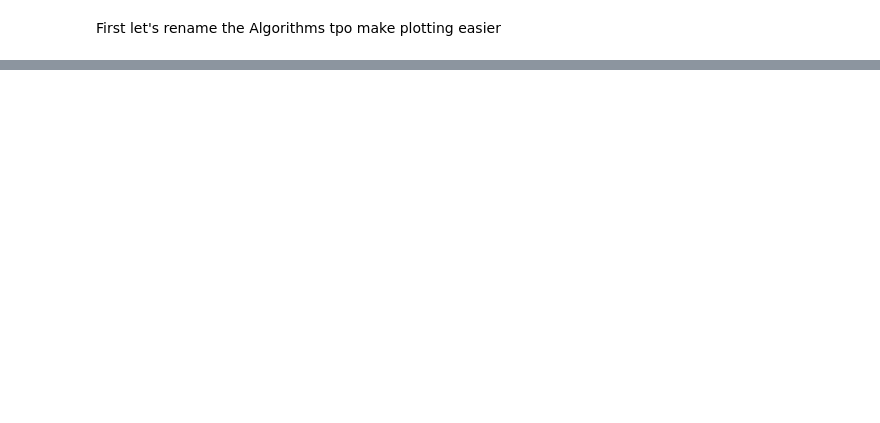
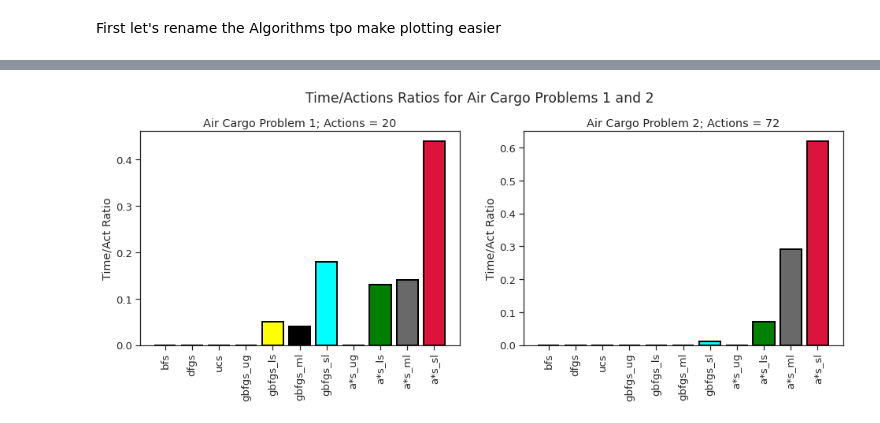
Before and after one commit to Lawrence-Krukrubo/Building-a-Forward-Planning-Agent, a Jupyter notebook: forward_planning_agent_analysis.ipynb, the cells around one changed output, grey strips where cells are left out. Cells and saved outputs as stored; diff of their text form; code cells hidden in the pictures; blank space fills up the shorter version.

```diff
--- a/forward_planning_agent_analysis.ipynb
+++ b/forward_planning_agent_analysis.ipynb
@@ -226,0 +197,12 @@ def plot_bar_chart(chart_1, chart_2, problem):
+# %%
+new_col = 'Time/Actions_Ratio'
+suptitle1 = 'Time/Actions Ratios for Air Cargo Problems 1 and 2'
+suptitle2 = 'Time/Actions Ratios for Air Cargo Problems 3 and 4'
+ylabel = 'Time/Act Ratio'
+
+chart_1, ch1_actions, ch1_problem = get_chart(prob_1, ['Time', 'Actions'], new_col)
+chart_2, ch2_actions, ch2_problem = get_chart(prob_2, ['Time', 'Actions'], new_col)
+# %%
+plot_bar_chart(chart_1, chart_2, 2, new_col, suptitle1, suptitle2, ylabel)
+# %% [output]
+[figure, added]
```
Also changed, not shown: parts of 22 cells of this notebook.
